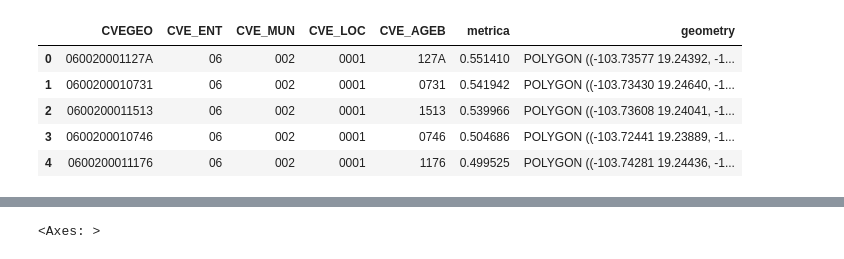
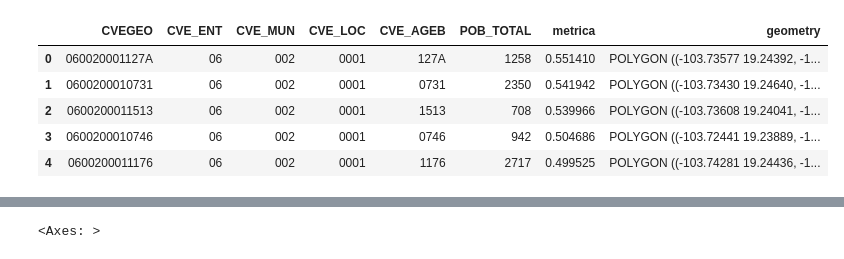
Before and after one commit to pcorner10/pronaces_analisis, a Jupyter notebook: complementoWebReact/oliver_googleearth.ipynb, the cells around one changed output, grey strips where cells are left out. Saved outputs shown, nothing was run; the diff lists cells and outputs as text; code cells hidden in the pictures.

```diff
--- a/complementoWebReact/oliver_googleearth.ipynb
+++ b/complementoWebReact/oliver_googleearth.ipynb
@@ -6,16 +6,16 @@ import glob
 # %%
 ages_seleccionadas = gpd.read_file("geodata.gpkg")
 ages_seleccionadas = ages_seleccionadas.to_crs("EPSG:4326")
-ages_seleccionadas = ages_seleccionadas[["CVEGEO", "CVE_ENT", "CVE_MUN", "CVE_LOC", "CVE_AGEB", "metrica", "geometry"]]
+ages_seleccionadas = ages_seleccionadas[["CVEGEO", "CVE_ENT", "CVE_MUN", "CVE_LOC", "CVE_AGEB","POB_TOTAL", "metrica", "geometry"]]
 ages_seleccionadas = gpd.GeoDataFrame(ages_seleccionadas, geometry=ages_seleccionadas.geometry)
 ages_seleccionadas.head()
 # %% [output]
-|  | CVEGEO | CVE_ENT | CVE_MUN | CVE_LOC | CVE_AGEB | metrica | geometry |
-| 0 | 060020001127A | 06 | 002 | 0001 | 127A | 0.551410 | POLYGON ((-103.73577 19.24392, -1... |
-| 1 | 0600200010731 | 06 | 002 | 0001 | 0731 | 0.541942 | POLYGON ((-103.73430 19.24640, -1... |
-| 2 | 0600200011513 | 06 | 002 | 0001 | 1513 | 0.539966 | POLYGON ((-103.73608 19.24041, -1... |
-| 3 | 0600200010746 | 06 | 002 | 0001 | 0746 | 0.504686 | POLYGON ((-103.72441 19.23889, -1... |
-| 4 | 0600200011176 | 06 | 002 | 0001 | 1176 | 0.499525 | POLYGON ((-103.74281 19.24436, -1... |
+|  | CVEGEO | CVE_ENT | CVE_MUN | CVE_LOC | CVE_AGEB | POB_TOTAL | metrica | geometry |
+| 0 | 060020001127A | 06 | 002 | 0001 | 127A | 1258 | 0.551410 | POLYGON ((-103.73577 19.24392, -1... |
+| 1 | 0600200010731 | 06 | 002 | 0001 | 0731 | 2350 | 0.541942 | POLYGON ((-103.73430 19.24640, -1... |
+| 2 | 0600200011513 | 06 | 002 | 0001 | 1513 | 708 | 0.539966 | POLYGON ((-103.73608 19.24041, -1... |
+| 3 | 0600200010746 | 06 | 002 | 0001 | 0746 | 942 | 0.504686 | POLYGON ((-103.72441 19.23889, -1... |
+| 4 | 0600200011176 | 06 | 002 | 0001 | 1176 | 2717 | 0.499525 | POLYGON ((-103.74281 19.24436, -1... |
 # %%
 ages_seleccionadas.to_file("geodata3464.gpkg", driver="GPKG")
 # %%
```
Also changed, not shown: parts of 4 cells of this notebook, 2 other files.
